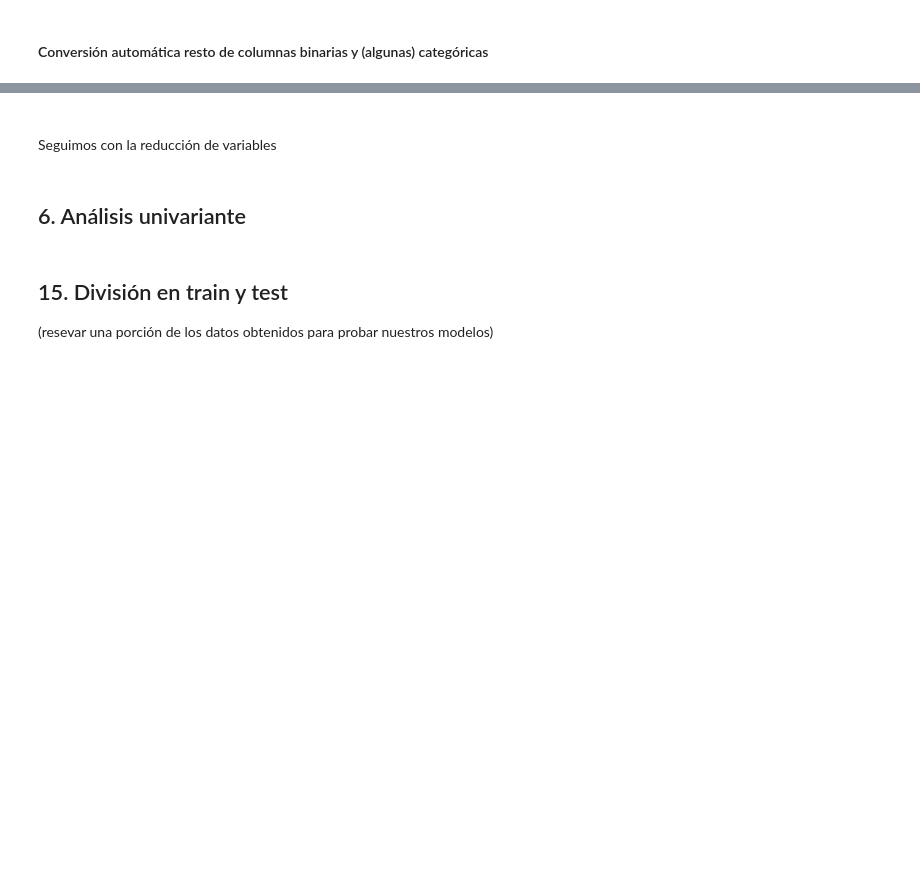
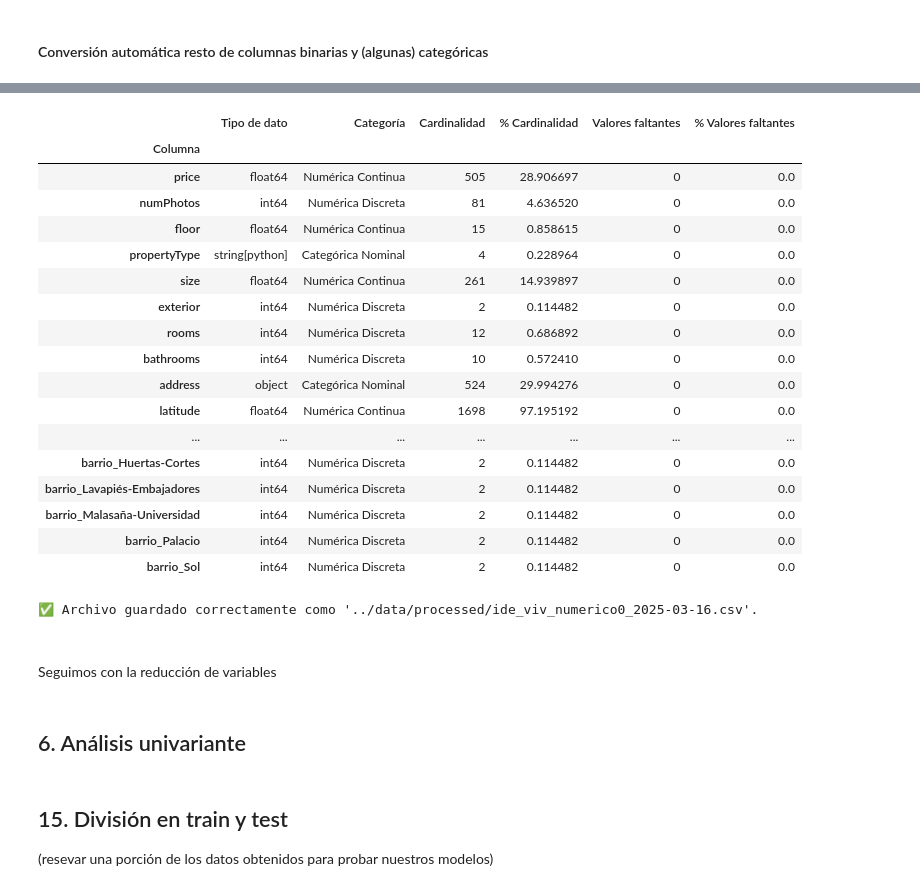
Before and after one commit to angelgvill/DS_ML_Machine_Learning_viviendaMadrid, a Jupyter notebook: notebooks/02_Analisis_exploratorio.ipynb, the cells around one changed output, grey strips where cells are left out. Saved outputs shown, nothing was run; the diff lists cells and outputs as text; code cells hidden in the pictures; blank space fills up the shorter version.

```diff
--- a/notebooks/02_Analisis_exploratorio.ipynb
+++ b/notebooks/02_Analisis_exploratorio.ipynb
@@ -1133,0 +1143,41 @@ array([ 3. ,  2. ,  5. ,  0. ,  4. ,  6. , 10. ,  1. ,  8. ,  0.5, 11. ,
+# %%
+def mapear_status(dataframe):
+    """
+    Convierte la columna 'status' a valores numéricos según un mapeo predefinido.
+
+    - 'Nueva' y 'newdevelopment' → 2
+    - 'good' → 1
+    - 'renew' → 0
+    - Cualquier otro valor (incluyendo NaN) → 0
+
+    :param dataframe: DataFrame con la columna 'status'.
+    :return: DataFrame con 'status' en formato numérico.
+    """
+    # Diccionario de mapeo
+    status_mapping = {
+        'nueva': 2, 'newdevelopment': 2,
+        'good': 1,
+        'renew': 0
+    }
+
+    def map_status(value):
+        # Si ya es numérico, se mantiene
+        if isinstance(value, (int, float)):
+            return value
+
+        # Si el valor es NaN o None, asignar 0
+        if pd.isna(value):
+            return 0
+
+        # Convertir a string y limpiar espacios
+        value = str(value).strip().lower()
+
+        # Si está en el diccionario, aplicar el mapeo
+        return status_mapping.get(value, 0)
+
+    # Aplicar la función y forzar a numérico
+    dataframe['status'] = dataframe['status'].apply(map_status)
+
+    return dataframe
+# %%
+df3_num= mapear_status (df3_num)
@@ -1164,5 +1218,5 @@ def convertir_a_numerico (dataframe):
     return df_numerico
 # %%
 # Aplicar la conversión
-df3_num = convertir_a_numerico(df3)
+df3_num = convertir_a_numerico(df3_num)
 df3_num.head()
@@ -1170,0 +1253,21 @@ numericas (df3_num)
+# %%
+crear_tabla_resumen (df3_num)
+# %% [output]
+|  | Tipo de dato | Categoría | Cardinalidad | % Cardinalidad | Valores faltantes | % Valores faltantes |
+| Columna |  |  |  |  |  |  |
+| price | float64 | Numérica Continua | 505 | 28.906697 | 0 | 0.0 |
+| numPhotos | int64 | Numérica Discreta | 81 | 4.636520 | 0 | 0.0 |
+| floor | float64 | Numérica Continua | 15 | 0.858615 | 0 | 0.0 |
+| propertyType | string[python] | Categórica Nominal | 4 | 0.228964 | 0 | 0.0 |
+| size | float64 | Numérica Continua | 261 | 14.939897 | 0 | 0.0 |
+| exterior | int64 | Numérica Discreta | 2 | 0.114482 | 0 | 0.0 |
+| rooms | int64 | Numérica Discreta | 12 | 0.686892 | 0 | 0.0 |
+| bathrooms | int64 | Numérica Discreta | 10 | 0.572410 | 0 | 0.0 |
+| address | object | Categórica Nominal | 524 | 29.994276 | 0 | 0.0 |
+| latitude | float64 | Numérica Continua | 1698 | 97.195192 | 0 | 0.0 |
+| ... | ... | ... | ... | ... | ... | ... |
+| barrio_Huertas-Cortes | int64 | Numérica Discreta | 2 | 0.114482 | 0 | 0.0 |
+| barrio_Lavapiés-Embajadores | int64 | Numérica Discreta | 2 | 0.114482 | 0 | 0.0 |
+| barrio_Malasaña-Universidad | int64 | Numérica Discreta | 2 | 0.114482 | 0 | 0.0 |
+| barrio_Palacio | int64 | Numérica Discreta | 2 | 0.114482 | 0 | 0.0 |
+| barrio_Sol | int64 | Numérica Discreta | 2 | 0.114482 | 0 | 0.0 |
@@ -1171,3 +1285,8 @@ numericas (df3_num)
+# %%
+#Guarda los datos pre separación Train-test en un csv con nombre establecido.
+df_to_csv(df3_num)
+# %% [output]
+✅ Archivo guardado correctamente como '../data/processed/ide_viv_numerico0_2025-03-16.csv'.
 # %% [markdown]
 ###
 Seguimos con la reducción de variables
```
Also changed, not shown: parts of 10 cells of this notebook, 1 other file.
